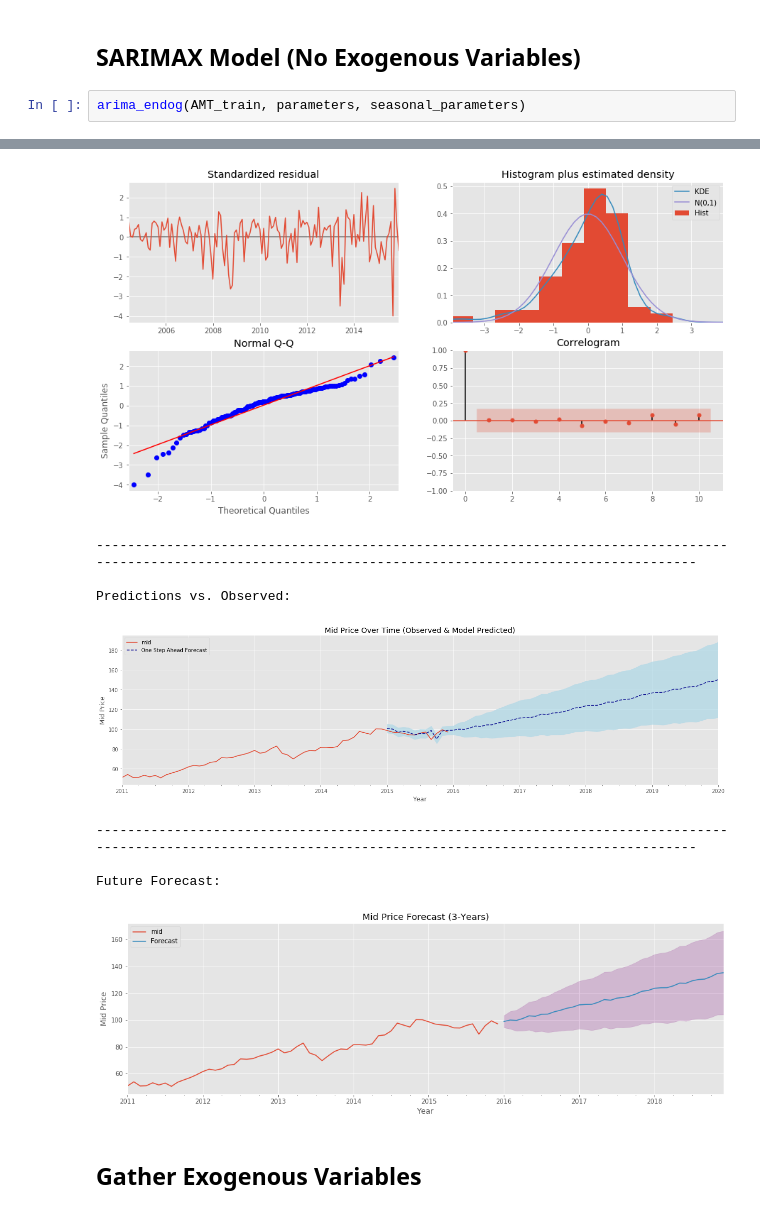
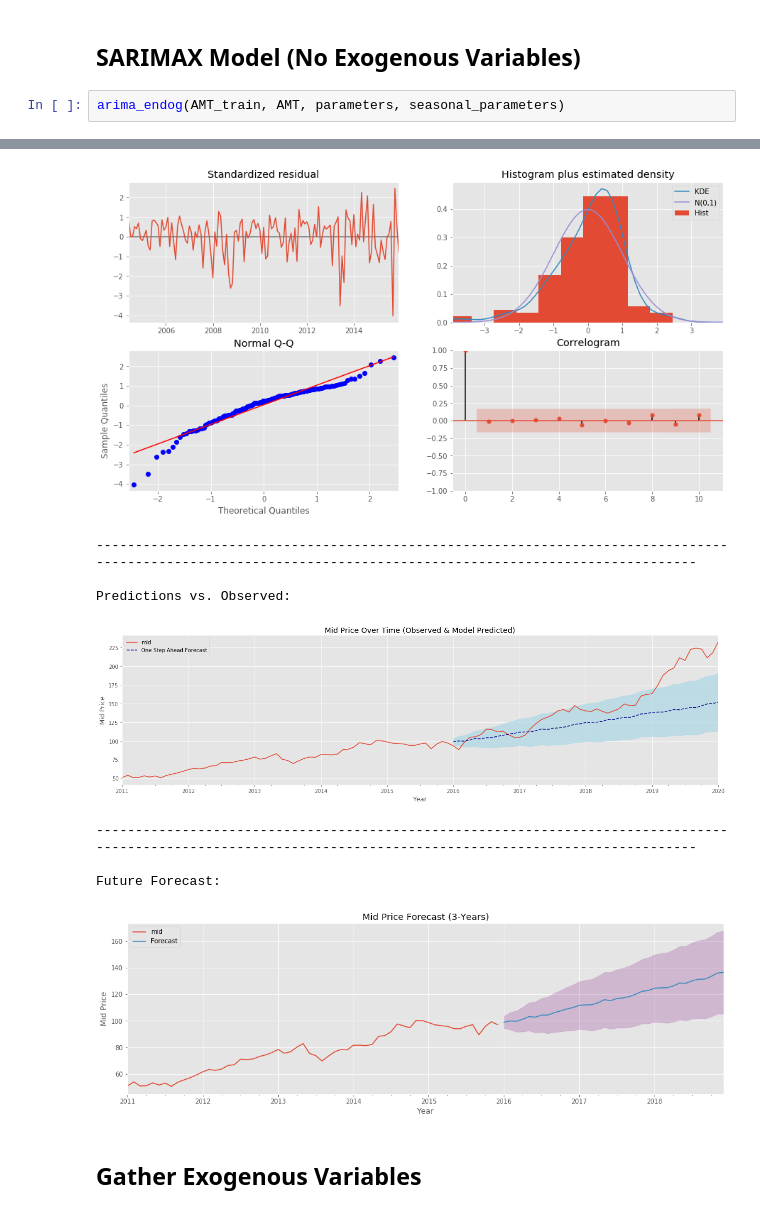
Before and after one commit to andrewcole33/reit_time_series_analysis, a Jupyter notebook: AMT_TS.ipynb, the cells around one changed output, grey strips where cells are left out. Drawn from its saved outputs; the diff is of its cells as text.

```diff
--- a/AMT_TS.ipynb
+++ b/AMT_TS.ipynb
@@ -96,7 +112,7 @@ AMT_test = AMT['2016':]
 # %% [markdown]
 ## SARIMAX Model (No Exogenous Variables)
 # %%
-arima_endog(AMT_train, parameters, seasonal_parameters)
+arima_endog(AMT_train, AMT, parameters, seasonal_parameters)
 # %% [output]
 Summary:                                  Statespace Model Results
 ==========================================================================================
@@ -108,18 +124,18 @@ Sample:                                02-01-2000   HQIC
                                      - 12-01-2015
 Covariance Type:                              opg
 ==============================================================================
                  coef    std err          z      P>|z|      [0.025      0.975]
 ------------------------------------------------------------------------------
 ... (19 lines left out)
 Warnings:
 [1] Covariance matrix calculated using the outer product of gradients (complex-step).
 
 Diagnostics:
-[figure, old version]
+[figure, new version]
 --------------------------------------------------------------------------------------------------------------------------------------------------------------
 
 Predictions vs. Observed:
-[figure, old version]
+[figure, new version]
 --------------------------------------------------------------------------------------------------------------------------------------------------------------
 
 Future Forecast:
```
Also changed, not shown: parts of 7 cells of this notebook, 3 other files.
